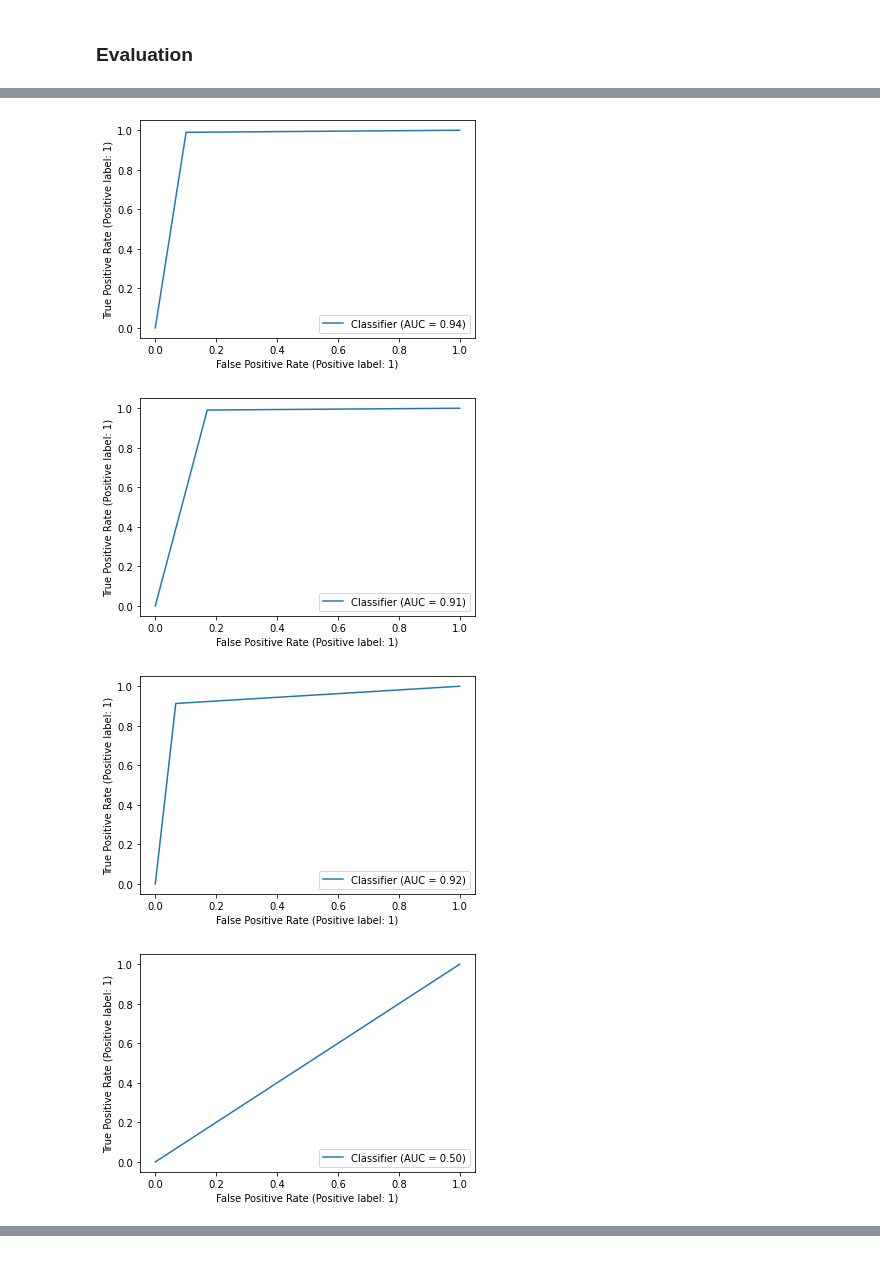
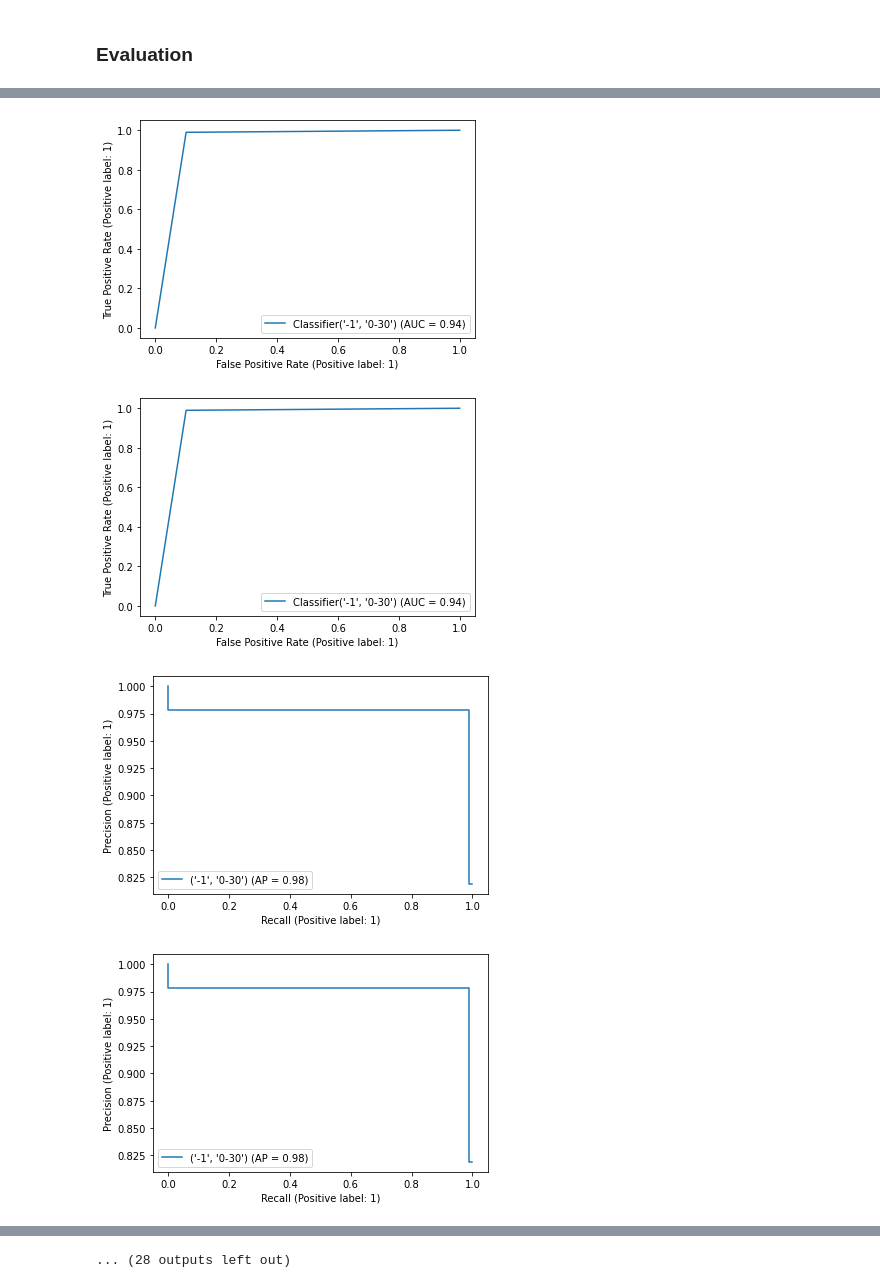
Before and after one commit to oaf9/Machine-Learning-Methods-for-Bus-Routes-and-Traffic, a Jupyter notebook: traffic_1.ipynb, the cells around one changed output, grey strips where cells are left out. Saved outputs shown, nothing was run; the diff lists cells and outputs as text; code cells hidden in the pictures.

```diff
--- a/traffic_1.ipynb
+++ b/traffic_1.ipynb
@@ -203,7 +205,7 @@ for pair in pairs:
             'poly__degree': [1],
 
         },
-        verbose = 3,
+        verbose = 1,
         cv = 2,
         return_train_score= True
     )
@@ -246,6 +230,7 @@ for pair in pairs:
     to_binary = {pair[0]:0, pair[1]:1}
     y_test = y_test.map(to_binary)
 
-    print(pair)
-    RocCurveDisplay.from_predictions(y_test, y_pred)
+    #print(pair)
+    RocCurveDisplay.from_predictions(y_test, y_pred, name = f"Classifier{pair}").plot()
+    PrecisionRecallDisplay.from_predictions(y_test, y_pred, name = pair).plot()
 # %% [output]
@@ -262,4 +237,4 @@ for pair in pairs:
-[figure, old version]
+[figure, new version]
-[figure, old version]
+[figure, new version]
-[figure, old version]
+[figure, new version]
-[figure, old version]
+[figure, new version]
@@ -271,0 +249 @@ for pair in pairs:
+... (28 outputs left out)
```
Also changed, not shown: parts of 4 cells of this notebook.
